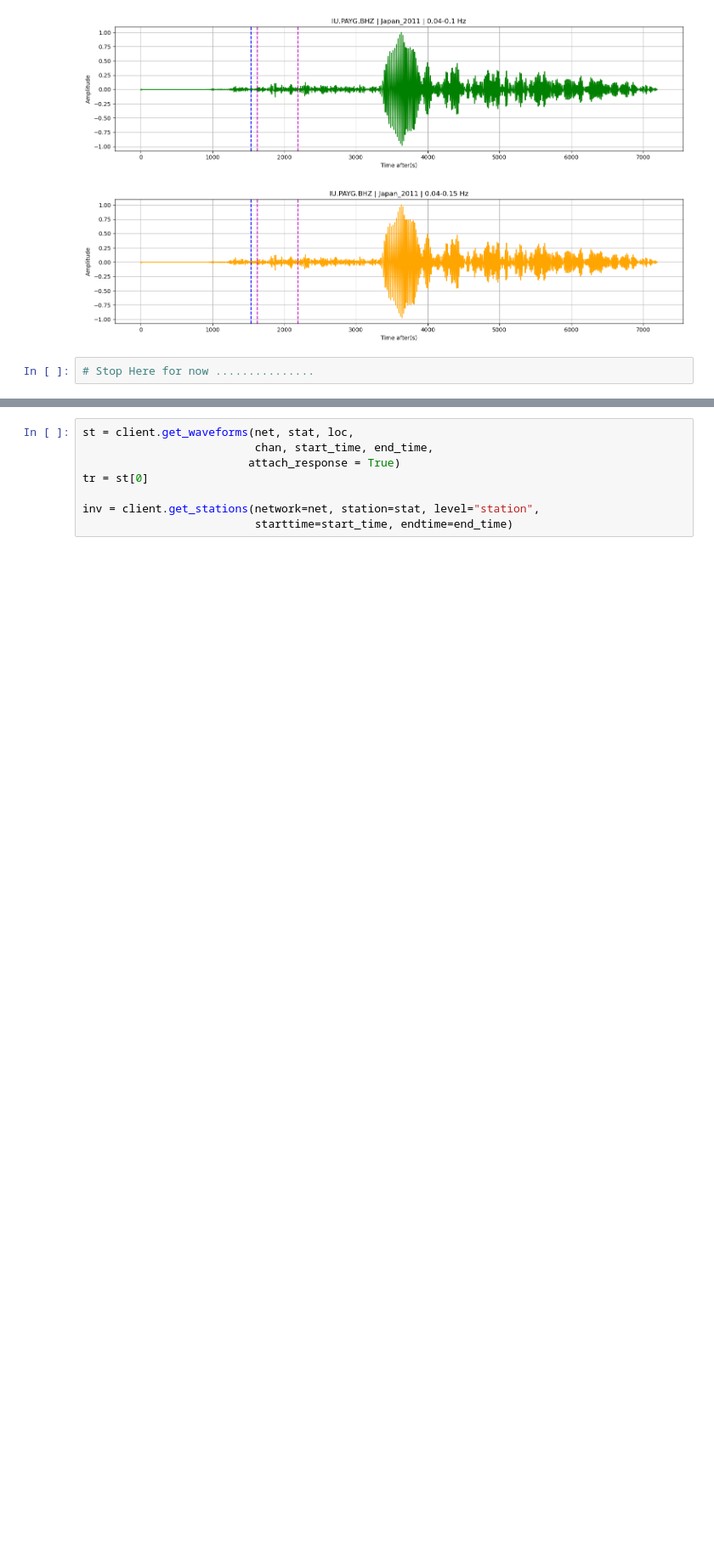
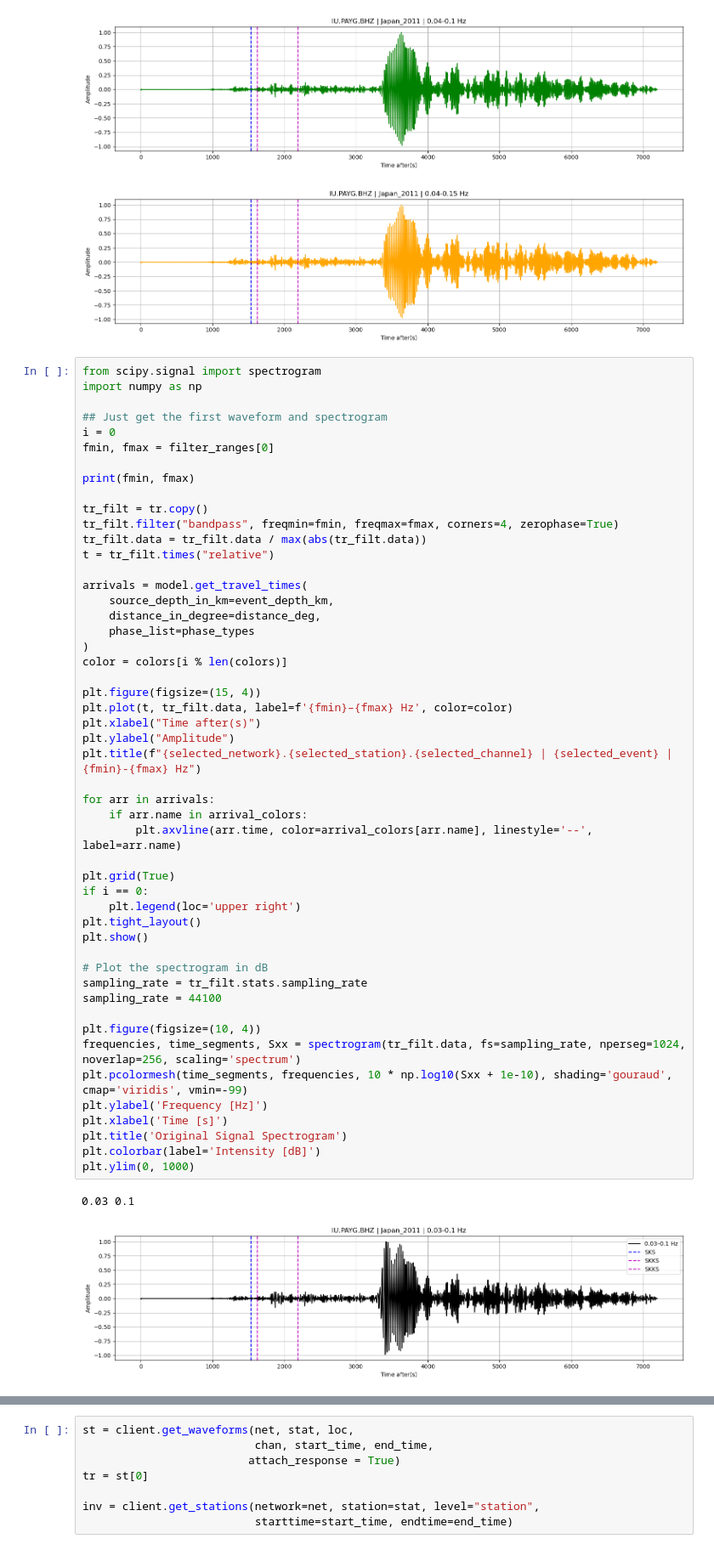
Before and after one commit to oceanhackweek/RiptideRemix, a Jupyter notebook: contributor_folders/oluwatofunmi/looking like it.ipynb, the cells around one changed output, grey strips where cells are left out. Shown at 85% size. Cells and saved outputs as stored; diff of their text form; blank space fills up the shorter version.

```diff
--- a/contributor_folders/oluwatofunmi/looking like it.ipynb
+++ b/contributor_folders/oluwatofunmi/looking like it.ipynb
@@ -166,5 +166,56 @@ except Exception as e:
 [figure]
 [figure]
 [figure]
-# %%
-# Stop Here for now ...............
+# %%
+from scipy.signal import spectrogram
+import numpy as np
+
+## Just get the first waveform and spectrogram
+i = 0
+fmin, fmax = filter_ranges[0]
+
+print(fmin, fmax)
+
+tr_filt = tr.copy()
+tr_filt.filter("bandpass", freqmin=fmin, freqmax=fmax, corners=4, zerophase=True)
+tr_filt.data = tr_filt.data / max(abs(tr_filt.data))
+t = tr_filt.times("relative")
+
+arrivals = model.get_travel_times(
+    source_depth_in_km=event_depth_km,
+    distance_in_degree=distance_deg,
+    phase_list=phase_types
+)
+color = colors[i % len(colors)]
+
+plt.figure(figsize=(15, 4))
+plt.plot(t, tr_filt.data, label=f'{fmin}–{fmax} Hz', color=color)
+plt.xlabel("Time after(s)")
+plt.ylabel("Amplitude")
+plt.title(f"{selected_network}.{selected_station}.{selected_channel} | {selected_event} | {fmin}-{fmax} Hz")
+
+for arr in arrivals:
+    if arr.name in arrival_colors:
+        plt.axvline(arr.time, color=arrival_colors[arr.name], linestyle='--', label=arr.name)
+
+plt.grid(True)
+if i == 0:
+    plt.legend(loc='upper right')
+plt.tight_layout()
+plt.show()
+
+# Plot the spectrogram in dB
+sampling_rate = tr_filt.stats.sampling_rate
+sampling_rate = 44100
+
+plt.figure(figsize=(10, 4))
+frequencies, time_segments, Sxx = spectrogram(tr_filt.data, fs=sampling_rate, nperseg=1024, noverlap=256, scaling='spectrum')
+plt.pcolormesh(time_segments, frequencies, 10 * np.log10(Sxx + 1e-10), shading='gouraud', cmap='viridis', vmin=-99)
+plt.ylabel('Frequency [Hz]')
+plt.xlabel('Time [s]')
+plt.title('Original Signal Spectrogram')
+plt.colorbar(label='Intensity [dB]')
+plt.ylim(0, 1000)
+# %% [output]
+0.03 0.1
+[figure, added]
```
Also changed, not shown: parts of 4 cells of this notebook, 1 other file.
